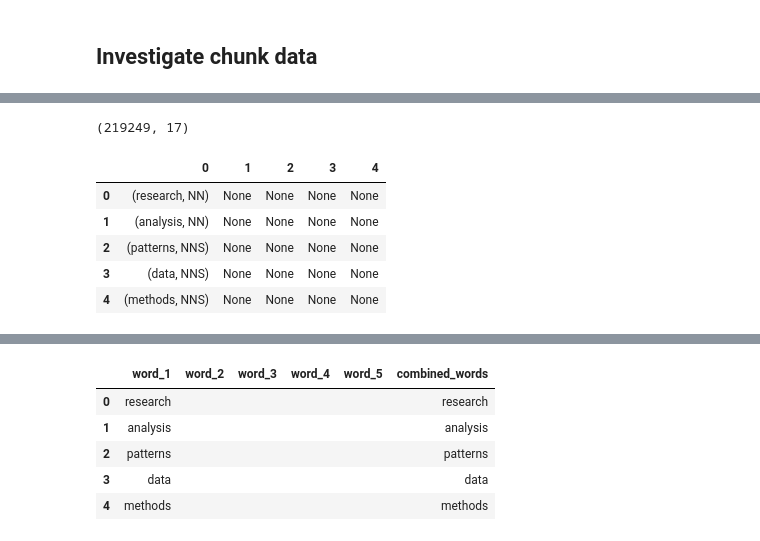
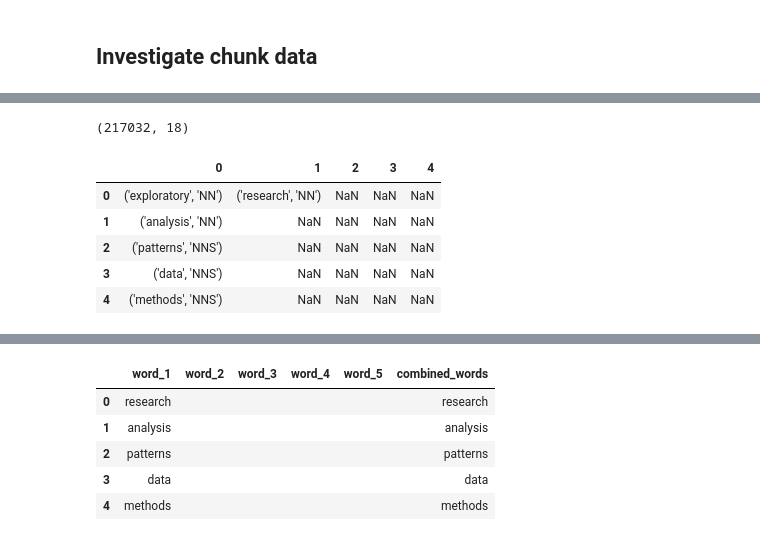
Before and after one commit to perpetualinsights/scraper_indeed, a Jupyter notebook: US_indeed_nlp.ipynb, the cells around one changed output, grey strips where cells are left out. Cells and saved outputs as stored; diff of their text form; code cells hidden in the pictures.

```diff
--- a/US_indeed_nlp.ipynb
+++ b/US_indeed_nlp.ipynb
@@ -291,6 +343,6 @@ print(df_chunk.shape)
 # %% [markdown]
 ## Investigate chunk data
 # %%
-#df_chunk = pd.read_csv("datascience_chunks_may16.csv")
+df_chunk = pd.read_csv("datascience_chunks_may16.csv")
 df_chunk.head()
 # %% [output]
@@ -303,18 +369,18 @@ df_chunk.head()
 # %%
-df_chunk_v2 = df_chunk.copy()[df_chunk[5].isna() != False]
+df_chunk_v2 = df_chunk.copy()[df_chunk['5'].isna() != False]
 df_chunk_v2.shape
 # %% [output]
-(219249, 17)
+(217032, 18)
 # %%
-df_chunk_v2 = df_chunk_v2.drop(columns = [5, 6, 7, 8, 9, 10, 11, 12, 13, 14, 15, 16])
+df_chunk_v2 = df_chunk_v2.drop(columns = ['Unnamed: 0', '5', '6', '7', '8', '9', '10', '11', '12', '13', '14', '15', '16'])
 df_chunk_v2.head()
 # %% [output]
 |  | 0 | 1 | 2 | 3 | 4 |
-| 0 | (research, NN) | None | None | None | None |
-| 1 | (analysis, NN) | None | None | None | None |
-| 2 | (patterns, NNS) | None | None | None | None |
-| 3 | (data, NNS) | None | None | None | None |
-| 4 | (methods, NNS) | None | None | None | None |
+| 0 | ('exploratory', 'NN') | ('research', 'NN') | NaN | NaN | NaN |
+| 1 | ('analysis', 'NN') | NaN | NaN | NaN | NaN |
+| 2 | ('patterns', 'NNS') | NaN | NaN | NaN | NaN |
+| 3 | ('data', 'NNS') | NaN | NaN | NaN | NaN |
+| 4 | ('methods', 'NNS') | NaN | NaN | NaN | NaN |
 # %%
 def clean_chunk_data(df):
         """Convert df_chunk variables into correct format"""
```
Also changed, not shown: parts of 10 cells of this notebook, 21 other files.
